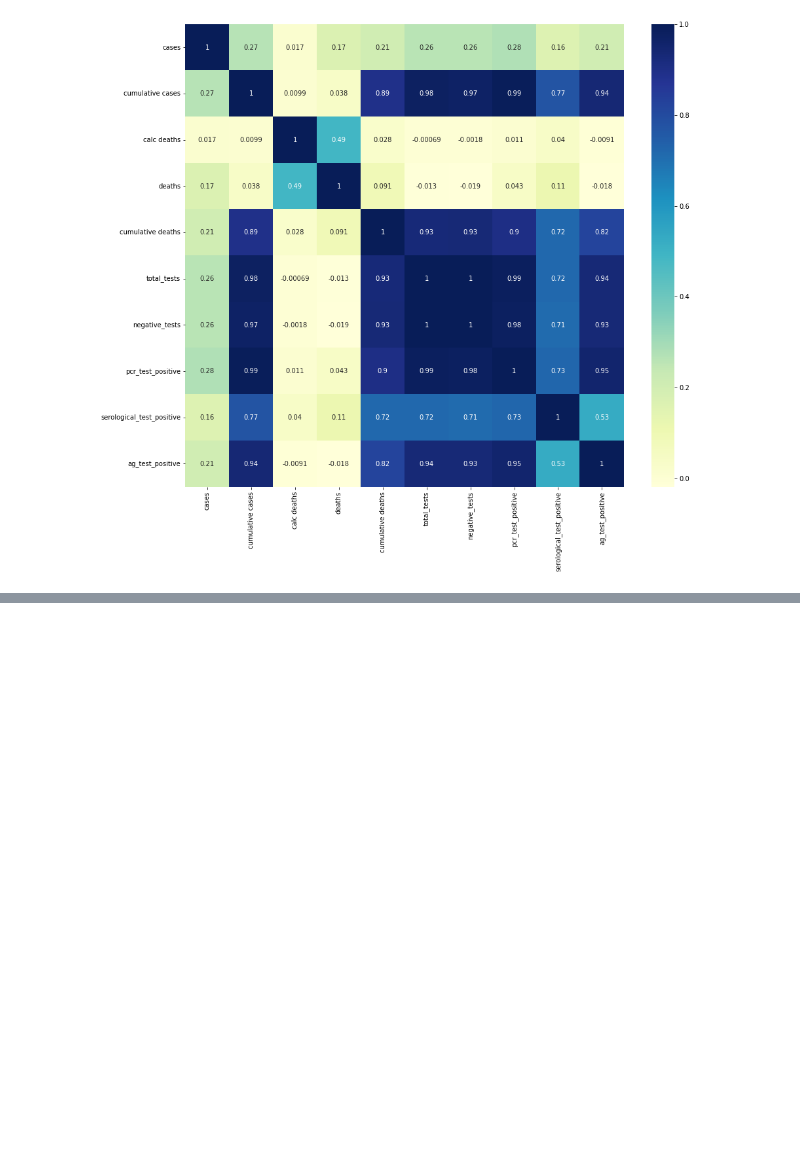
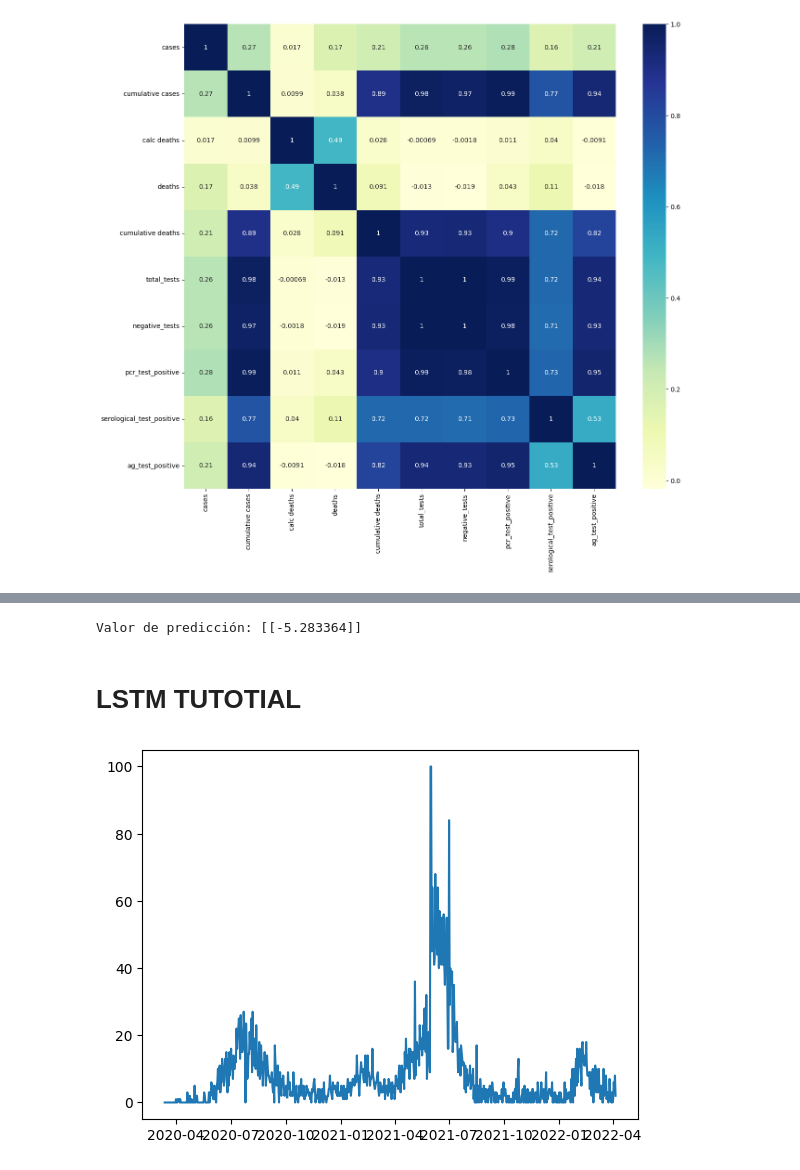
Before and after one commit to luismoroco/ML-Research-UNSA-UOKlahoma, a Jupyter notebook: traditional.ipynb, the cells around one changed output, grey strips where cells are left out. Saved outputs shown, nothing was run; the diff lists cells and outputs as text; code cells hidden in the pictures; blank space fills up the shorter version.

```diff
--- a/traditional.ipynb
+++ b/traditional.ipynb
@@ -126,0 +300,15 @@ plt.show()
+# %%
+print("Valor de predicción:", predicted_value)
+# %% [output]
+Valor de predicción: [[-5.283364]]
+# %% [markdown]
+# LSTM TUTOTIAL
+# %%
+import pandas as pd
+import matplotlib.pyplot as plt
+
+df = pd.read_excel('./data/Arequipa.xlsx', usecols=['date', 'deaths'], parse_dates=['date'], index_col='date', engine='openpyxl')
+plt.plot(df)
+plt.show()
+# %% [output]
+[figure, added]
```
Also changed, not shown: parts of 31 cells of this notebook, 1 other file.
